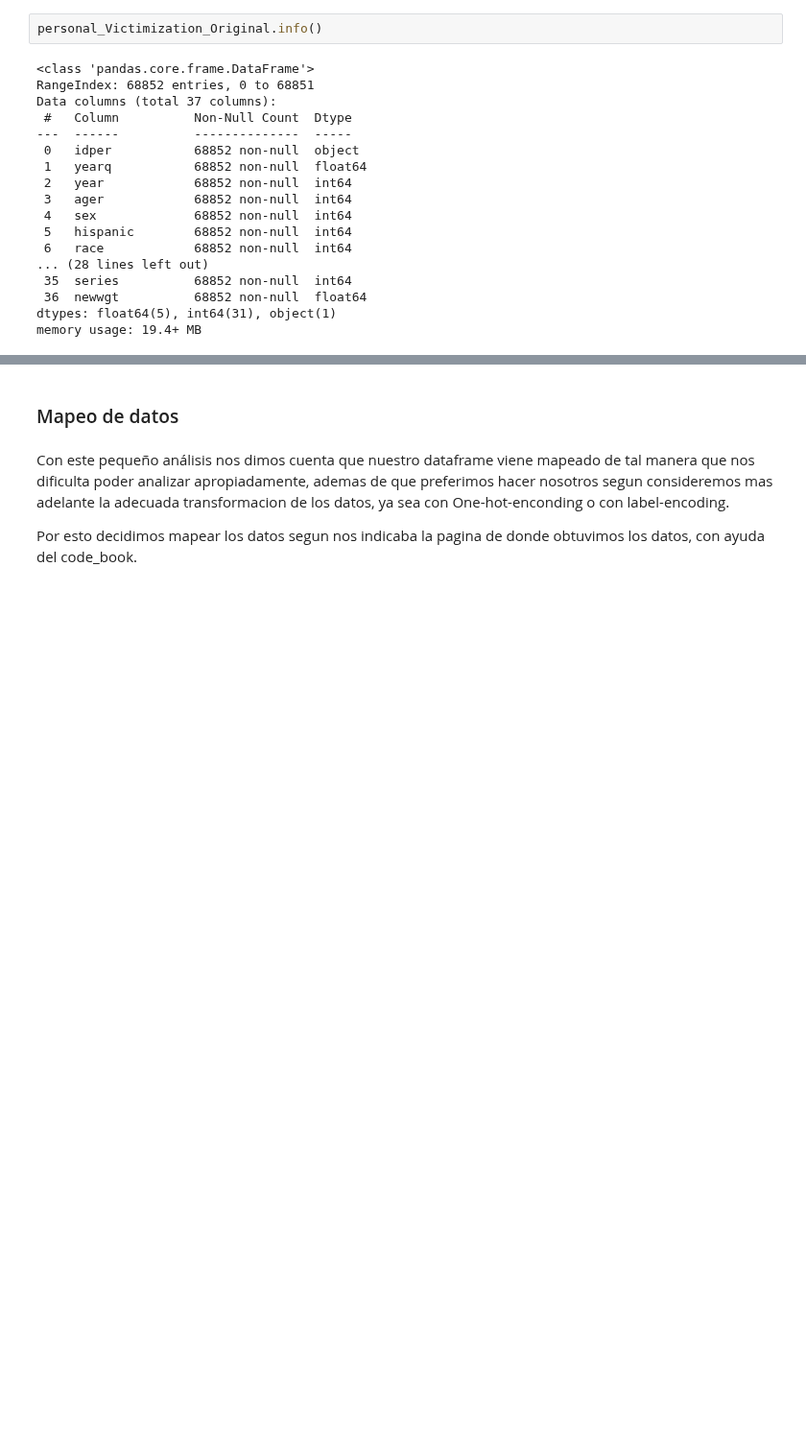
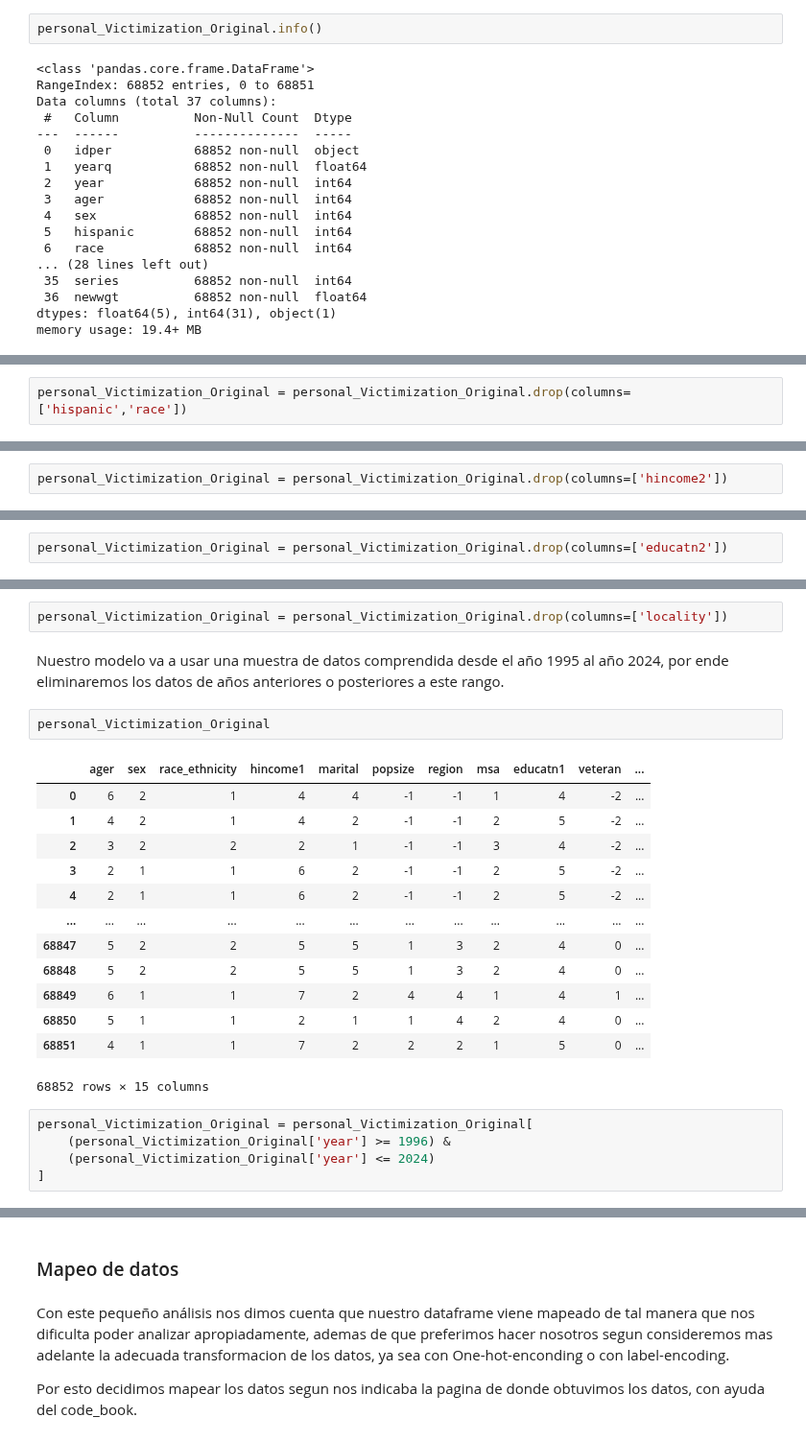
Before and after one commit to MeylinM/Criminal-Model, a Jupyter notebook: src/EDA/analisis_exploratorio.ipynb, the cells around one changed output, grey strips where cells are left out. Shown at 96% size. Cells and saved outputs as stored; diff of their text form; blank space fills up the shorter version.

```diff
--- a/src/EDA/analisis_exploratorio.ipynb
+++ b/src/EDA/analisis_exploratorio.ipynb
@@ -47,0 +195,2 @@ memory usage: 19.4+ MB
+# %%
+personal_Victimization_Original = personal_Victimization_Original.drop(columns=['hispanic','race'])
@@ -47,0 +199,2 @@ memory usage: 19.4+ MB
+# %%
+personal_Victimization_Original = personal_Victimization_Original.drop(columns=['hincome2'])
@@ -47,0 +203,2 @@ memory usage: 19.4+ MB
+# %%
+personal_Victimization_Original = personal_Victimization_Original.drop(columns=['educatn2'])
@@ -47,0 +207,25 @@ memory usage: 19.4+ MB
+# %%
+personal_Victimization_Original = personal_Victimization_Original.drop(columns=['locality'])
+# %% [markdown]
+Nuestro modelo va a usar una muestra de datos comprendida desde el año 1995 al año 2024, por ende eliminaremos los datos de años anteriores o posteriores a este rango.
+# %%
+personal_Victimization_Original
+# %% [output]
+|  | ager | sex | race_ethnicity | hincome1 | marital | popsize | region | msa | educatn1 | veteran | ... |
+| 0 | 6 | 2 | 1 | 4 | 4 | -1 | -1 | 1 | 4 | -2 | ... |
+| 1 | 4 | 2 | 1 | 4 | 2 | -1 | -1 | 2 | 5 | -2 | ... |
+| 2 | 3 | 2 | 2 | 2 | 1 | -1 | -1 | 3 | 4 | -2 | ... |
+| 3 | 2 | 1 | 1 | 6 | 2 | -1 | -1 | 2 | 5 | -2 | ... |
+| 4 | 2 | 1 | 1 | 6 | 2 | -1 | -1 | 2 | 5 | -2 | ... |
+| ... | ... | ... | ... | ... | ... | ... | ... | ... | ... | ... | ... |
+| 68847 | 5 | 2 | 2 | 5 | 5 | 1 | 3 | 2 | 4 | 0 | ... |
+| 68848 | 5 | 2 | 2 | 5 | 5 | 1 | 3 | 2 | 4 | 0 | ... |
+| 68849 | 6 | 1 | 1 | 7 | 2 | 4 | 4 | 1 | 4 | 1 | ... |
+| 68850 | 5 | 1 | 1 | 2 | 1 | 1 | 4 | 2 | 4 | 0 | ... |
+| 68851 | 4 | 1 | 1 | 7 | 2 | 2 | 2 | 1 | 5 | 0 | ... |
+68852 rows × 15 columns
+# %%
+personal_Victimization_Original = personal_Victimization_Original[
+    (personal_Victimization_Original['year'] >= 1996) &
+    (personal_Victimization_Original['year'] <= 2024)
+]
```
Also changed, not shown: parts of 25 cells of this notebook, 1 other file.
